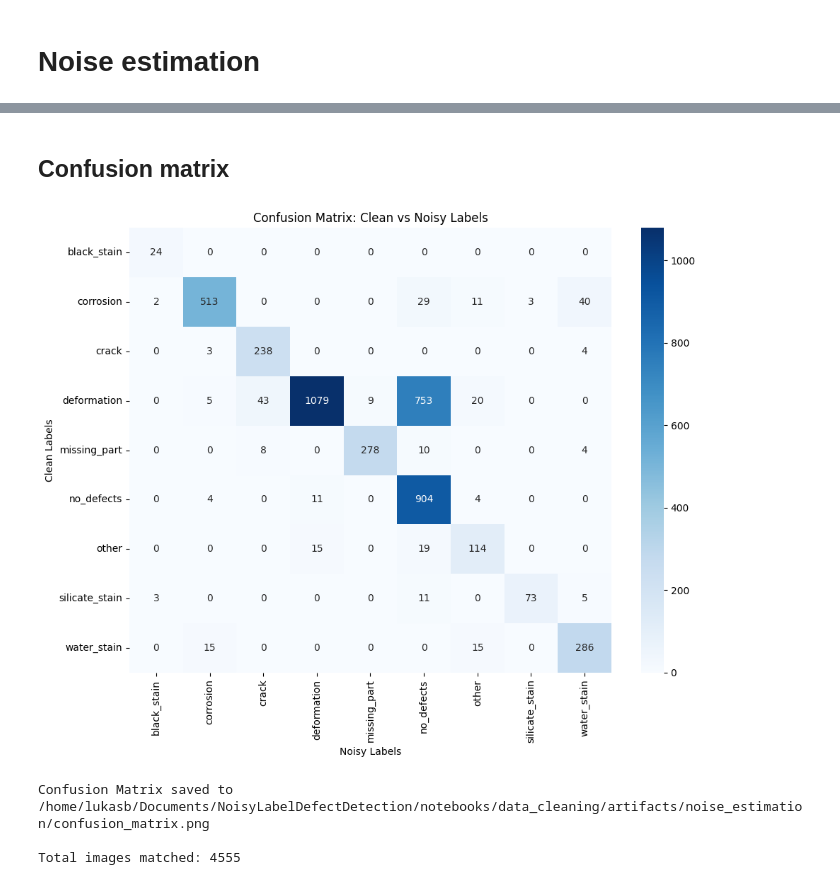
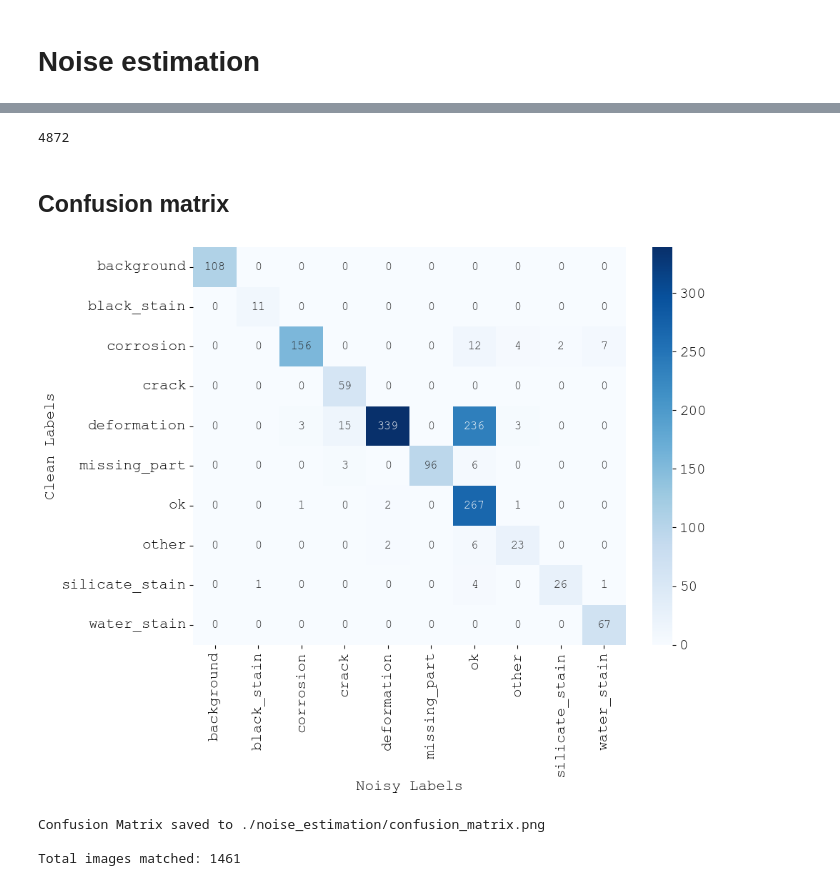
Before and after one commit to LukasBenner/NoisyLabelDefectDetection, a Jupyter notebook: notebooks/noise_estimation.ipynb, the cells around one changed output, grey strips where cells are left out. Cells and saved outputs as stored; diff of their text form; code cells hidden in the pictures.

```diff
--- a/notebooks/noise_estimation.ipynb
+++ b/notebooks/noise_estimation.ipynb
@@ -44,41 +34,67 @@ clean_df = pd.DataFrame(clean_images)
+# %%
+noisy_clustered_images = []
+
+for dirpath, dirnames, filenames in os.walk(noisy_clustered_data_path):
+    for filename in filenames:
+        if any(filename.endswith(ext) for ext in extensions):
+            file_path = os.path.join(dirpath, filename)
+            label = os.path.basename(dirpath)
+            split = os.path.basename(os.path.dirname(dirpath))
+            img = Image.open(file_path)
+            image_id = md5(img.tobytes()).hexdigest()
+            noisy_clustered_images.append({"image_id": image_id, "file_path": file_path, "label": label, "split": split})
+
+noisy_clustered_df = pd.DataFrame(noisy_clustered_images)
+len(noisy_clustered_df)
+# %% [output]
+4872
+# %%
+val_test_df = noisy_clustered_df[noisy_clustered_df["split"].isin(["val", "test"])]
 # %%
 noisy_labels = noisy_df[["image_id", "label"]]
-clean_labels = clean_df[["image_id", "label"]]
+clean_labels = val_test_df[["image_id", "label"]]
+# %%
+merged_labels = noisy_labels.merge(clean_labels, on='image_id', suffixes=('_noisy', '_clean'), how='inner')
 # %% [markdown]
 ## Confusion matrix
 # %%
 from sklearn.metrics import confusion_matrix
 import seaborn as sns
+import matplotlib.pyplot as plt
 
-# Merge noisy and clean labels on image_id
-merged_labels = noisy_labels.merge(clean_labels, on='image_id', suffixes=('_noisy', '_clean'))
-
-# Create confusion matrix
-import matplotlib.pyplot as plt
+plt.rcParams.update({
+    "font.family": "Courier New",
+    "font.size": 12,
+    "axes.titlesize": 15,
+    "axes.labelsize": 15,
+    "xtick.labelsize": 15,
+    "ytick.labelsize": 15,
+    "legend.fontsize": 15,
+    "figure.titlesize": 15
+})
 
 # Get the confusion matrix
 cm = confusion_matrix(merged_labels['label_clean'], merged_labels['label_noisy'])
 
 # Get unique labels
 labels = sorted(merged_labels['label_clean'].unique())
 
 # Plot confusion matrix
 plt.figure(figsize=(10, 8))
 sns.heatmap(cm, annot=True, fmt='d', cmap='Blues', xticklabels=labels, yticklabels=labels)
 plt.xlabel('Noisy Labels')
 plt.ylabel('Clean Labels')
-plt.title('Confusion Matrix: Clean vs Noisy Labels')
 plt.tight_layout()
 plt.savefig(os.path.join(artifacts_path, 'confusion_matrix.png'), dpi=300, bbox_inches='tight')
 plt.show()
 
 print(f"Confusion Matrix saved to {os.path.join(artifacts_path, 'confusion_matrix.png')}")
 print(f"\nTotal images matched: {len(merged_labels)}")
 # %% [output]
-[figure, old version]
+[figure, new version]
-Confusion Matrix saved to /home/lukasb/Documents/NoisyLabelDefectDetection/notebooks/data_cleaning/artifacts/noise_estimation/confusion_matrix.png
+Confusion Matrix saved to ./noise_estimation/confusion_matrix.png
 
-Total images matched: 4555
+Total images matched: 1461
 # %%
 # Get the confusion matrix
 cm_n = confusion_matrix(merged_labels['label_clean'], merged_labels['label_noisy'], normalize='true')
```
Also changed, not shown: parts of 3 cells of this notebook, 8 other files.
